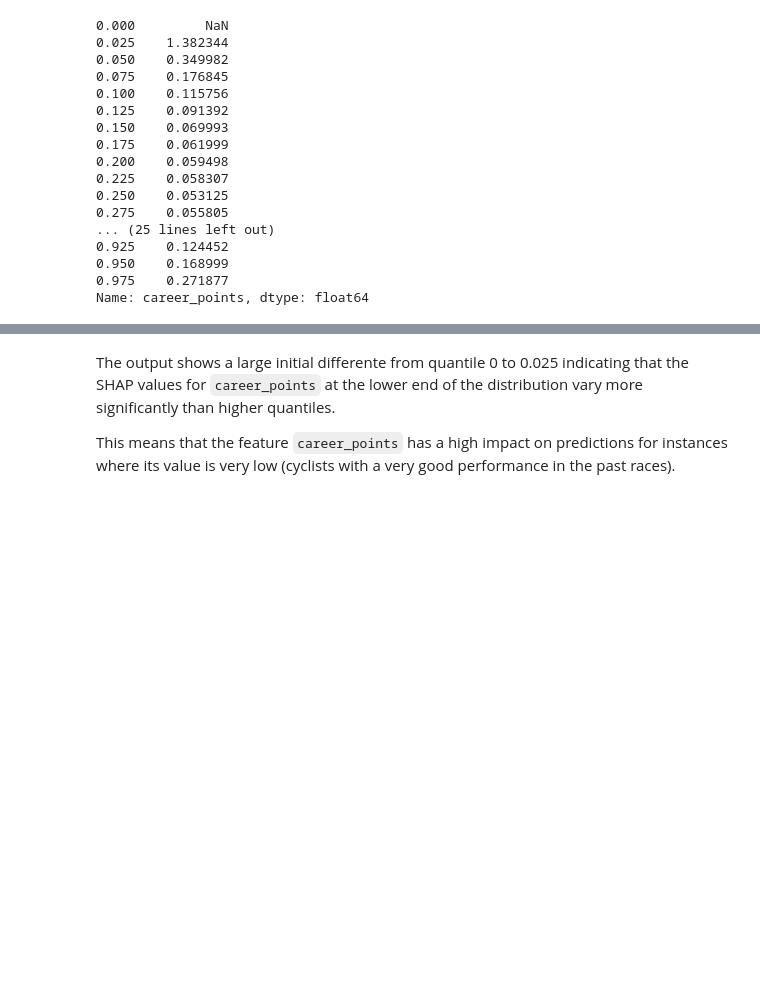
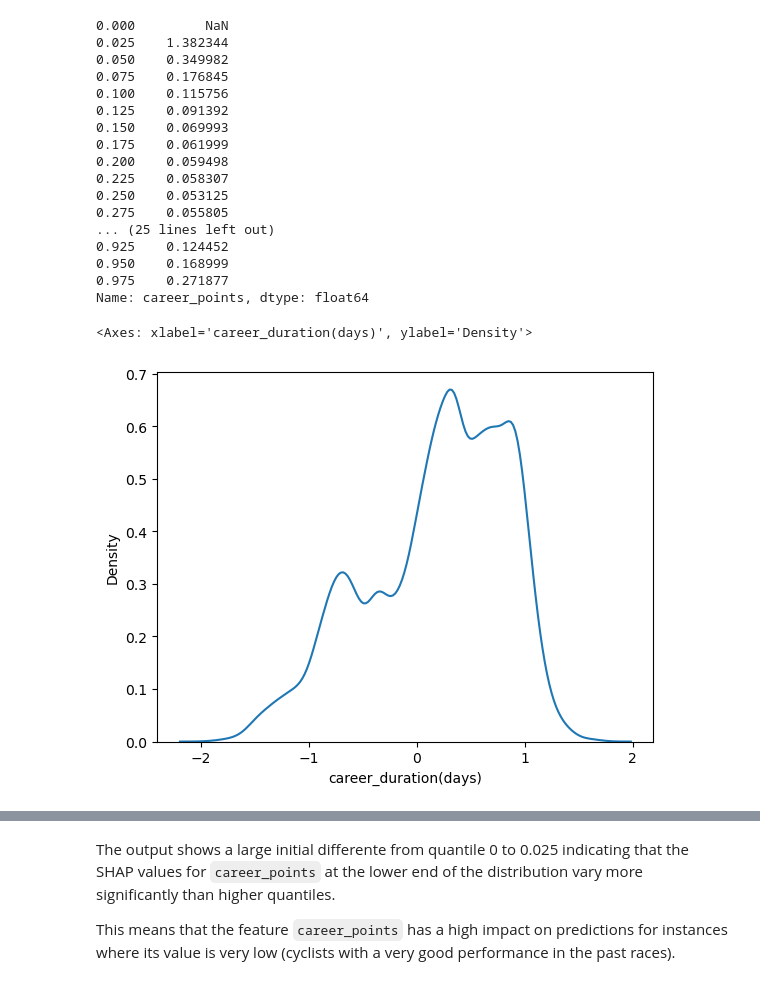
Before and after one commit to DadeOrsu/dm_project24_group_6, a Jupyter notebook: src/task5_xai/xgbc_explanation.ipynb, the cells around one changed output, grey strips where cells are left out. Drawn from its saved outputs; the diff is of its cells as text; code cells hidden in the pictures; blank space fills up the shorter version.

```diff
--- a/src/task5_xai/xgbc_explanation.ipynb
+++ b/src/task5_xai/xgbc_explanation.ipynb
@@ -237,3 +237,9 @@ quantiles.diff()  # pick differences in quantiles
 0.950    0.168999
 0.975    0.271877
 Name: career_points, dtype: float64
+# %%
+feature_of_interest = "career_duration(days)"
+seaborn.kdeplot(interventional_explanations_df, x=feature_of_interest)
+# %% [output]
+<Axes: xlabel='career_duration(days)', ylabel='Density'>
+[figure, added]
```
Also changed, not shown: parts of 15 cells of this notebook.
